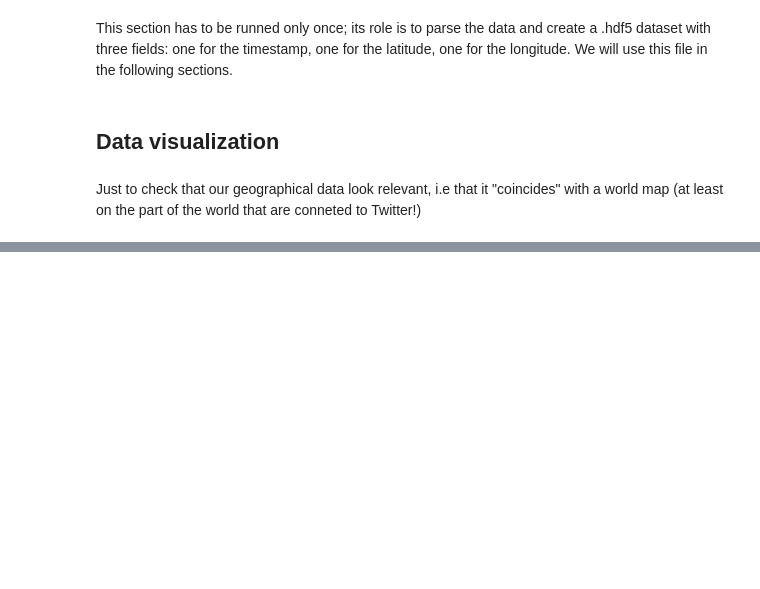
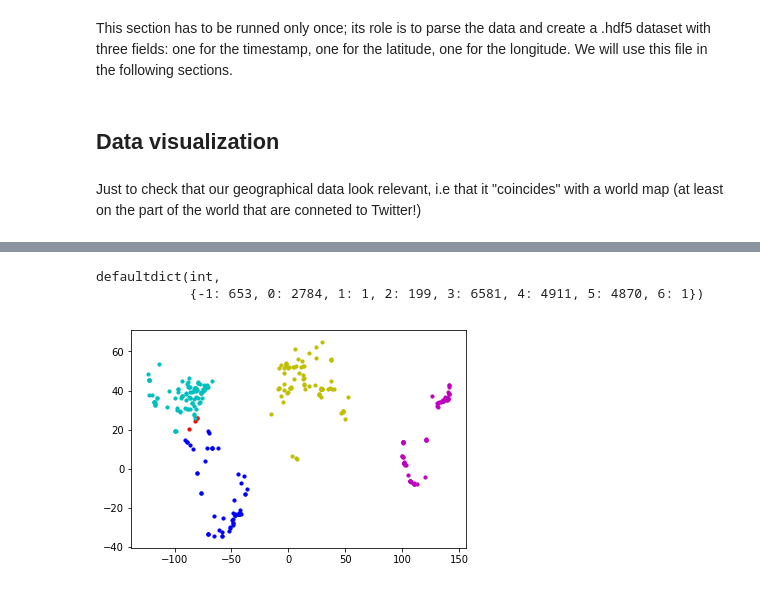
Before and after one commit to AdeleMortier/KCenters, a Jupyter notebook: Fully Dynamic k-center Clustering.ipynb, the cells around one changed output, grey strips where cells are left out. Drawn from its saved outputs; the diff is of its cells as text; code cells hidden in the pictures; blank space fills up the shorter version.

```diff
--- a/Fully Dynamic k-center Clustering.ipynb
+++ b/Fully Dynamic k-center Clustering.ipynb
@@ -61,25 +161,24 @@ We define a first naive algorithm for clustering, which is a (2+ϵ)-approximatio
 id_to_coords = {i : point for i, point in enumerate(dataset)}
 # %%
-from scipy.spatial.distance import pdist, euclidean
+from scipy.spatial.distance import euclidean
 
-def build_cluster(center_id, beta, dataset_ids):
+def build_cluster(center_id, beta, dataset_ids, cluster_id, clusters):
     center = id_to_coords[center_id]
-    cluster_ids = [center_id] # the first id of the cluster will be the id of the center
-    n = len(dataset_ids)
+    clusters[center_id] = (1, cluster_id)
     i = 0
+    print('building new cluster...')
     while True:
         if i >= len(dataset_ids):
             break
-
         point_id = dataset_ids[i]
-
         if point_id != center_id:
             distance = euclidean(center, id_to_coords[point_id])
             if distance <= 2*beta:
-                cluster_ids.append(point_id)
+                clusters[point_id] = (0, cluster_id)
                 dataset_ids.remove(point_id)
             else:
                 i += 1
         else:
             dataset_ids.remove(point_id)
-    return cluster_ids, dataset_ids
+    print(len(dataset_ids), 'points remain to be affected')
+    return dataset_ids, clusters
@@ -143,0 +200,10 @@ plt.show()
+# %%
+def build_whole_clustering(k, betas, dataset_ids):
+    clustering = {}
+    for beta in betas:
+        print('computing for beta = ', beta)
+        clusters = build_beta_clustering(k, beta, dataset_ids)
+        clustering[beta] = clusters
+    return clustering
+# %%
+clustering = build_whole_clustering(7, [10, 15, 20, 25, 30], random.sample(list(range(0, 1000000)), 20000))
@@ -143,0 +228,25 @@ plt.show()
+# %%
+clusters = clustering[30]
+c = defaultdict(int)
+for point_id, cluster in clusters.items():
+    c[cluster[1]] += 1
+c
+# %% [output]
+defaultdict(int,
+            {-1: 653, 0: 2784, 1: 1, 2: 199, 3: 6581, 4: 4911, 5: 4870, 6: 1})
+# %%
+i = 0
+counted = defaultdict(int)
+col = ['b', 'g', 'r', 'c', 'm', 'y', 'k']
+for point_id, cluster in clusters.items():
+    if i > 1000 or counted[cluster[1]] > 100:
+        break
+    if cluster[1] !=  -1:
+        i+=1
+        counted[cluster[1]] +=1
+        point_coords = id_to_coords[point_id]
+        plt.scatter(point_coords[0], point_coords[1],s = 10, c = col[cluster[1]])
+
+plt.show()
+# %% [output]
+[figure, added]
```
Also changed, not shown: parts of 24 cells of this notebook.
